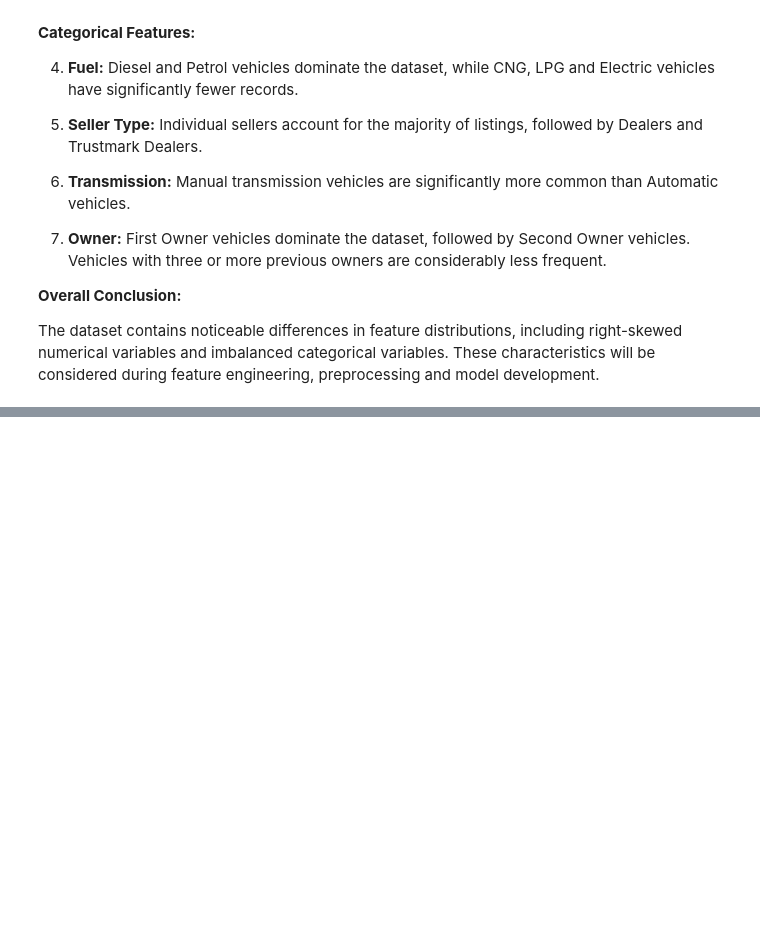
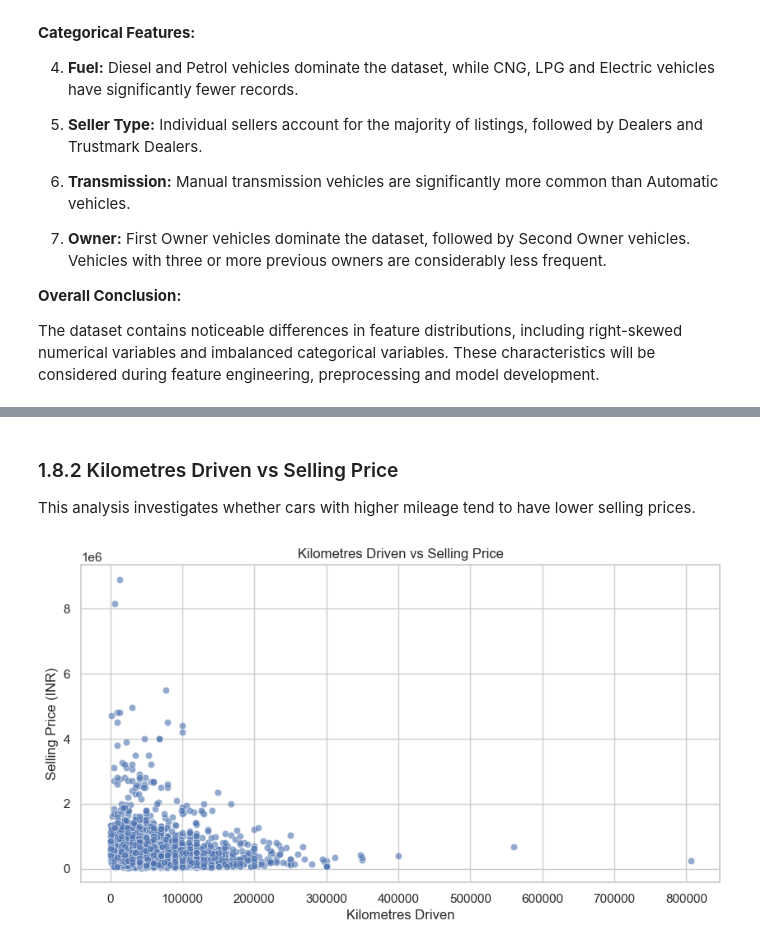
Before and after one commit to reubx03/used-car-price-intelligence, a Jupyter notebook: notebooks/01_EDA.ipynb, the cells around one changed output, grey strips where cells are left out. Saved outputs shown, nothing was run; the diff lists cells and outputs as text; code cells hidden in the pictures; blank space fills up the shorter version.

```diff
--- a/notebooks/01_EDA.ipynb
+++ b/notebooks/01_EDA.ipynb
@@ -503,0 +540,20 @@ The dataset contains noticeable differences in feature distributions, including
+# %% [markdown]
+### 1.8.2 Kilometres Driven vs Selling Price
+
+This analysis investigates whether cars with higher mileage tend to have lower selling prices.
+# %%
+plt.figure(figsize=(10, 5))
+
+sns.scatterplot(
+    data=df_clean,
+    x="km_driven",
+    y="selling_price",
+    alpha=0.6
+)
+
+plt.title("Kilometres Driven vs Selling Price")
+plt.xlabel("Kilometres Driven")
+plt.ylabel("Selling Price (INR)")
+plt.show()
+# %% [output]
+[figure, added]
```
Also changed, not shown: parts of 16 cells of this notebook.
